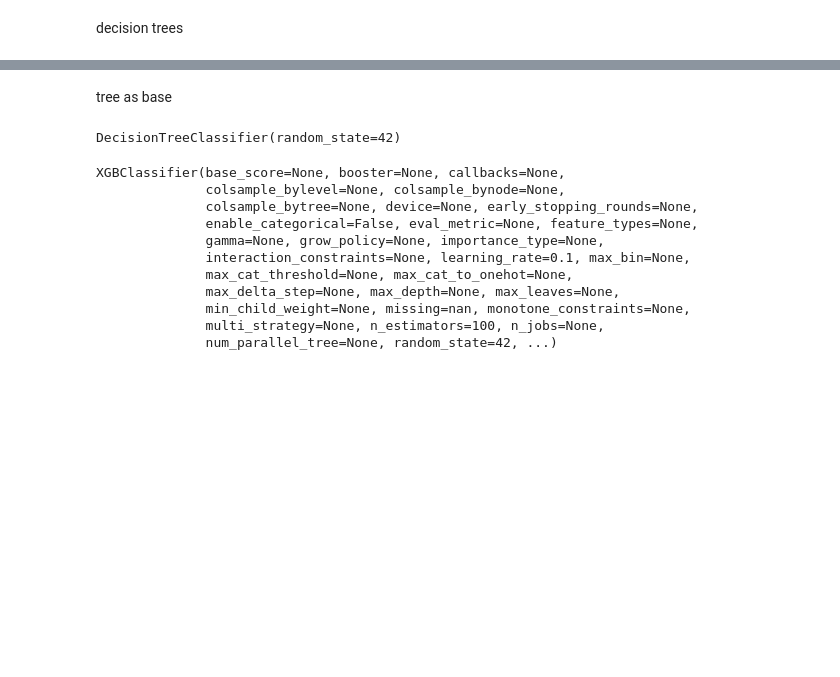
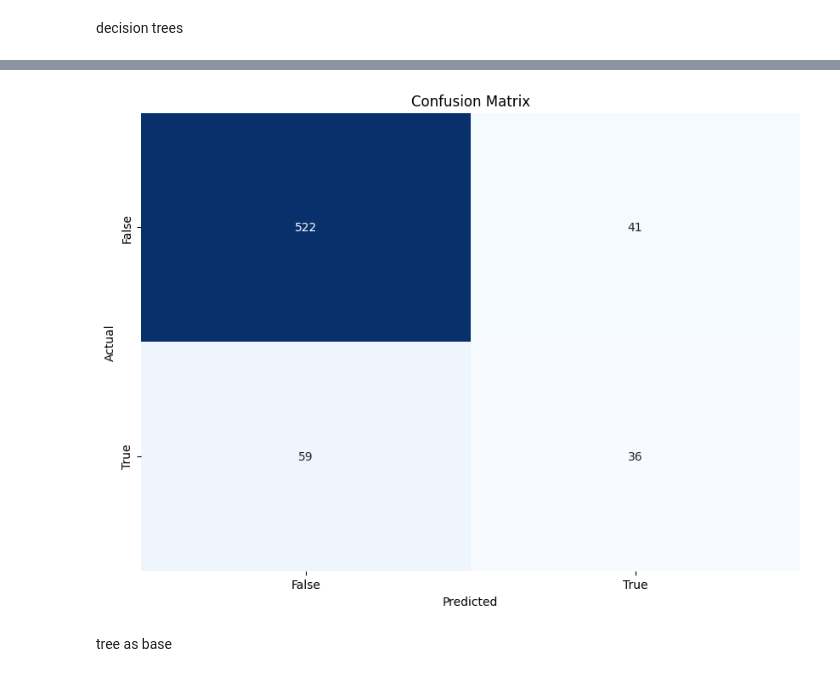
Before and after one commit to Mngambi/phase3_project, a Jupyter notebook: Project.ipynb, the cells around one changed output, grey strips where cells are left out. Cells and saved outputs as stored; diff of their text form; code cells hidden in the pictures; blank space fills up the shorter version.

Commit message:
Plotted relevant model data visualization

```diff
--- a/Project.ipynb
+++ b/Project.ipynb
@@ -910,0 +959,30 @@ X_test_encoded = encoder.transform(X_test)
+# %%
+
+# Predict the labels for the test set
+y_pred_dt = model_dt.predict(X_test_encoded)
+
+# Evaluate accuracy
+accuracy_dt = accuracy_score(y_test, y_pred_dt)
+print(f"Model Accuracy: {accuracy_dt:.4f}")
+
+# Evaluate precision
+precision_dt = precision_score(y_test, y_pred_dt, average='weighted')
+print(f"Model Precision: {precision_dt:.4f}")
+
+# Evaluate recall
+recall_dt = recall_score(y_test, y_pred_dt, average='weighted')
+print(f"Model Recall: {recall_dt:.4f}")
+
+# Evaluate F1 score
+f1_dt = f1_score(y_test, y_pred_dt, average='weighted')
+print(f"Model F1 Score: {f1_dt:.4f}")
+
+# Print confusion matrix
+conf_matrix_dt = confusion_matrix(y_test, y_pred_dt)
+print("Confusion Matrix:")
+print(conf_matrix_dt)
+
+# Print classification report
+class_report_dt = classification_report(y_test, y_pred_dt)
+print("Classification Report:")
+print(class_report_dt)
@@ -911,30 +1006,14 @@ X_test_encoded = encoder.transform(X_test)
+# %%
+#plotting the confusion matrix
+
+plt.figure(figsize=(10, 7))
+sns.heatmap(conf_matrix_dt, annot=True, fmt='d', cmap='Blues', cbar=False,
+            xticklabels=np.unique(y_test), yticklabels=np.unique(y_test))
+plt.xlabel('Predicted')
+plt.ylabel('Actual')
+plt.title('Confusion Matrix')
+plt.show()
+# %% [output]
+[figure, added]
 # %% [markdown]
 tree as base
-# %%
-from sklearn.tree import DecisionTreeClassifier
-
-# Define the base decision tree model
-base_model = DecisionTreeClassifier(random_state=42)
-
-# Train the base model on the encoded training data
-base_model.fit(X_train_encoded, y_train)
-# %% [output]
-DecisionTreeClassifier(random_state=42)
-# %%
-# Define XGBoost model with the base decision tree
-model = XGBClassifier(objective='binary:logistic', learning_rate=0.1, n_estimators=100, random_state=42)
-
-# Train XGBoost on the encoded training data
-model.fit(X_train_encoded, y_train)
-# %% [output]
-XGBClassifier(base_score=None, booster=None, callbacks=None,
-              colsample_bylevel=None, colsample_bynode=None,
-              colsample_bytree=None, device=None, early_stopping_rounds=None,
-              enable_categorical=False, eval_metric=None, feature_types=None,
-              gamma=None, grow_policy=None, importance_type=None,
-              interaction_constraints=None, learning_rate=0.1, max_bin=None,
-              max_cat_threshold=None, max_cat_to_onehot=None,
-              max_delta_step=None, max_depth=None, max_leaves=None,
-              min_child_weight=None, missing=nan, monotone_constraints=None,
-              multi_strategy=None, n_estimators=100, n_jobs=None,
-              num_parallel_tree=None, random_state=42, ...)
```
Also changed, not shown: parts of 15 cells of this notebook.
